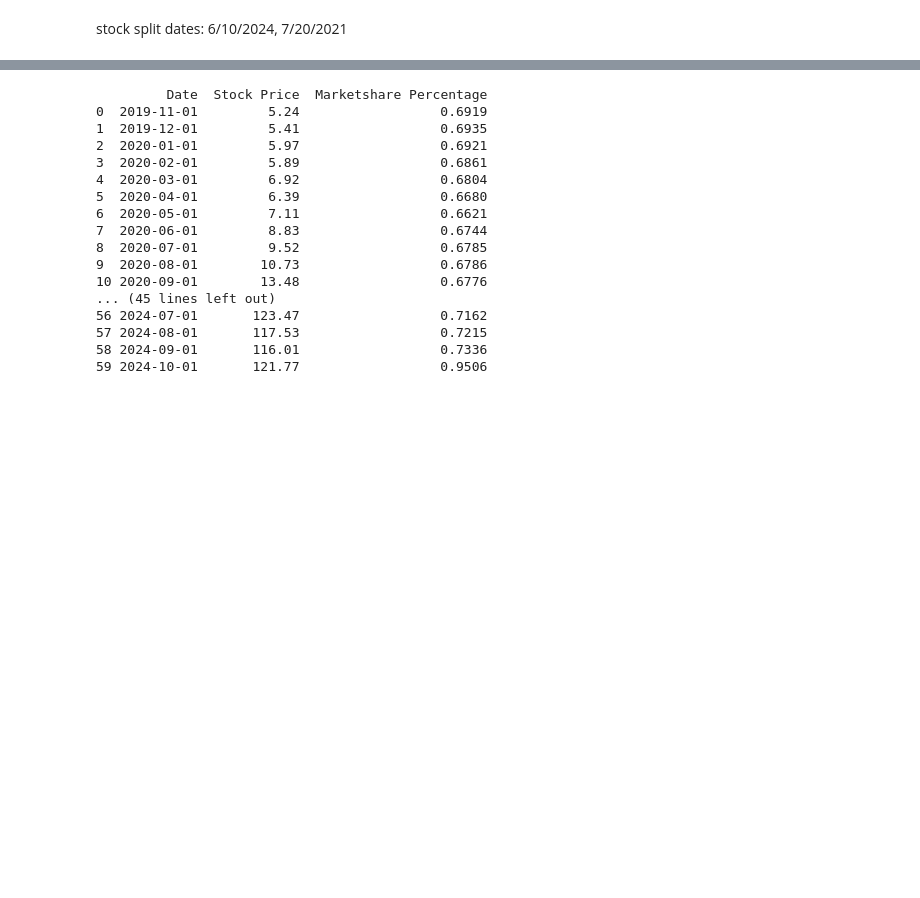
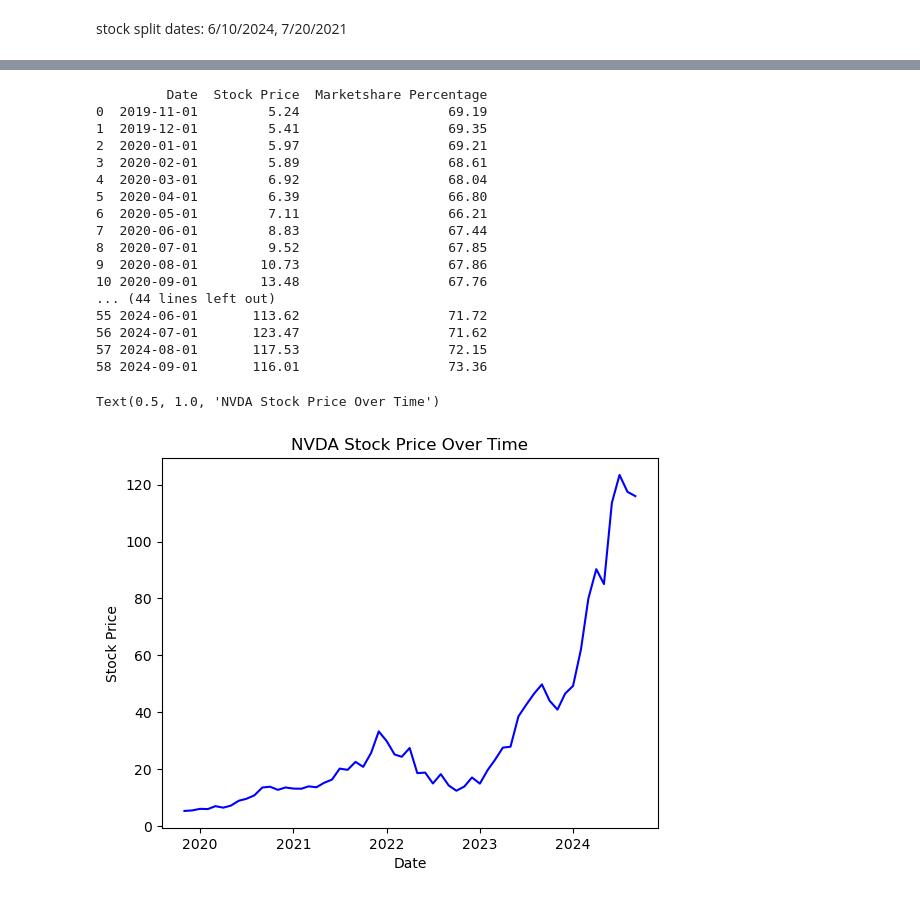
Before and after one commit to TheOriginalBabu/SciDataAnalysisAssignment, a Jupyter notebook: Untitled-1.ipynb, the cells around one changed output, grey strips where cells are left out. Cells and saved outputs as stored; diff of their text form; code cells hidden in the pictures; blank space fills up the shorter version.

Commit message:
final graph

```diff
--- a/Untitled-1.ipynb
+++ b/Untitled-1.ipynb
@@ -36,6 +36,9 @@ shs = shs[shs['category'].str.contains('Video Card Description')]
 
 # delete all rows that do not have 'NVIDIA' in the description row. an example of what the description row looks like is 'NVIDIA GeForce 840M,'
 shs = shs[shs['name'].str.contains('NVIDIA', na=False, case=False)]
+
+# delete october 2024 row
+shs = shs[shs['date'] != '2024-10-01']
 
 #save as shs2.csv
 shs.to_csv('shs2.csv', index=False)
@@ -58,6 +61,9 @@ nvidia_marketshare['date'] = nvidia_marketshare['date'] + '-01'
 #change 'date' to 'Date' and 'percentage' to 'Marketshare Percentage'
 nvidia_marketshare.columns = ['Date', 'Marketshare Percentage']
 
+#multiply stock value by 100 to convert decimal marketshare value to percentage
+nvidia_marketshare['Marketshare Percentage'] = nvidia_marketshare['Marketshare Percentage'] * 100
+
 # Save NVIDIA market share data to a new CSV file if needed
 nvidia_marketshare.to_csv('nvidia_marketshare.csv', index=False)
 
@@ -153,19 +159,32 @@ nvidia_analysis.to_csv('nvidia_analysis.csv', index=False)
 print(nvidia_analysis)
 # %% [output]
          Date  Stock Price  Marketshare Percentage
-0  2019-11-01         5.24                  0.6919
-1  2019-12-01         5.41                  0.6935
-2  2020-01-01         5.97                  0.6921
-3  2020-02-01         5.89                  0.6861
-4  2020-03-01         6.92                  0.6804
-5  2020-04-01         6.39                  0.6680
-6  2020-05-01         7.11                  0.6621
-7  2020-06-01         8.83                  0.6744
-8  2020-07-01         9.52                  0.6785
-9  2020-08-01        10.73                  0.6786
-10 2020-09-01        13.48                  0.6776
-... (45 lines left out)
-56 2024-07-01       123.47                  0.7162
-57 2024-08-01       117.53                  0.7215
-58 2024-09-01       116.01                  0.7336
-59 2024-10-01       121.77                  0.9506
+0  2019-11-01         5.24                   69.19
+1  2019-12-01         5.41                   69.35
+2  2020-01-01         5.97                   69.21
+3  2020-02-01         5.89                   68.61
+4  2020-03-01         6.92                   68.04
+5  2020-04-01         6.39                   66.80
+6  2020-05-01         7.11                   66.21
+7  2020-06-01         8.83                   67.44
+8  2020-07-01         9.52                   67.85
+9  2020-08-01        10.73                   67.86
+10 2020-09-01        13.48                   67.76
+... (44 lines left out)
+55 2024-06-01       113.62                   71.72
+56 2024-07-01       123.47                   71.62
+57 2024-08-01       117.53                   72.15
+58 2024-09-01       116.01                   73.36
+# %%
+import matplotlib.pyplot as plt
+
+# Plot the NVDA stock price over time
+
+
+plt.plot(nvidia_analysis['Date'], nvidia_analysis['Stock Price'], label='NVDA Stock Price', color='blue')
+plt.xlabel('Date')
+plt.ylabel('Stock Price')
+plt.title('NVDA Stock Price Over Time')
+# %% [output]
+Text(0.5, 1.0, 'NVDA Stock Price Over Time')
+[figure, added]
```
Also changed, not shown: parts of 5 cells of this notebook, 5 other files.
